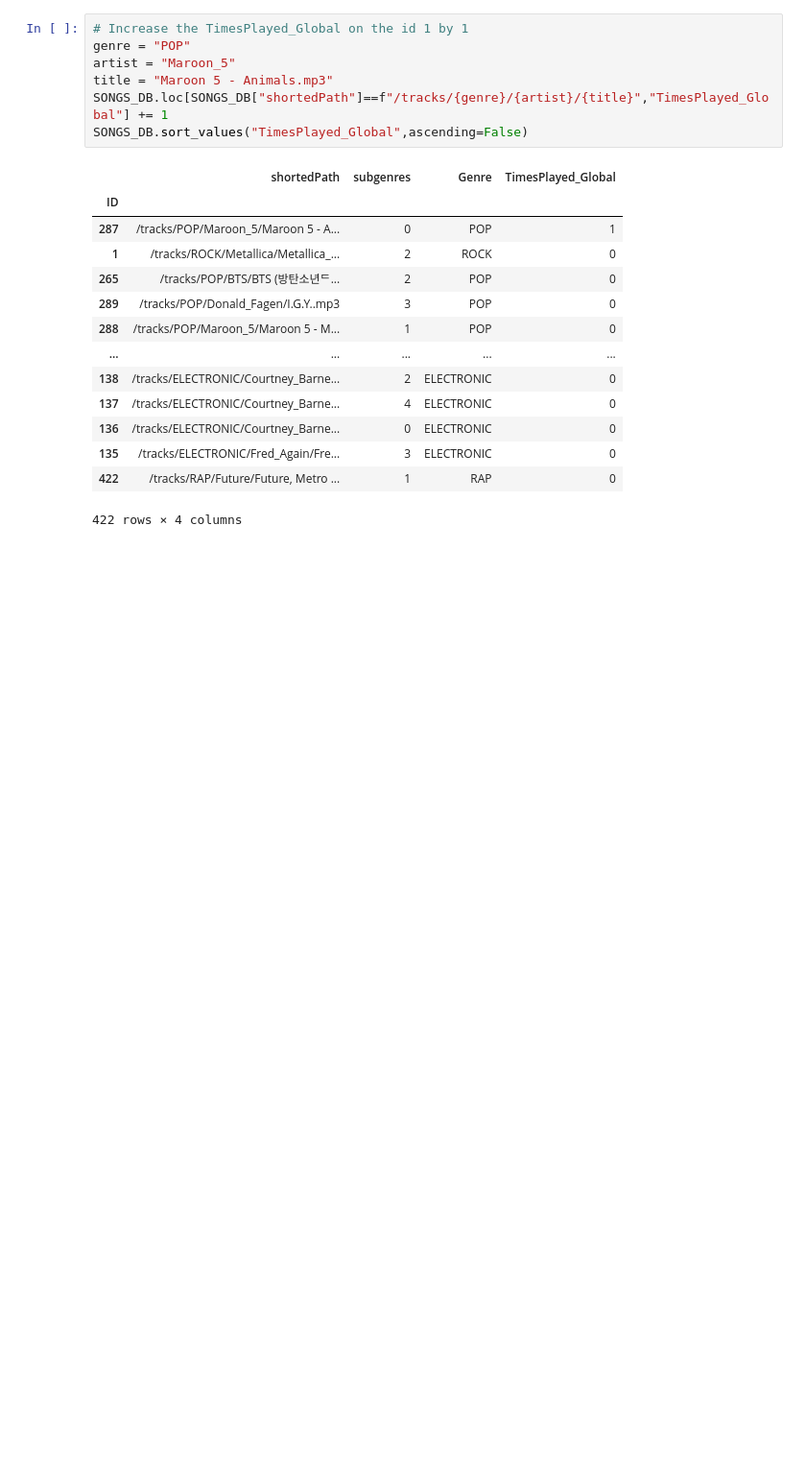
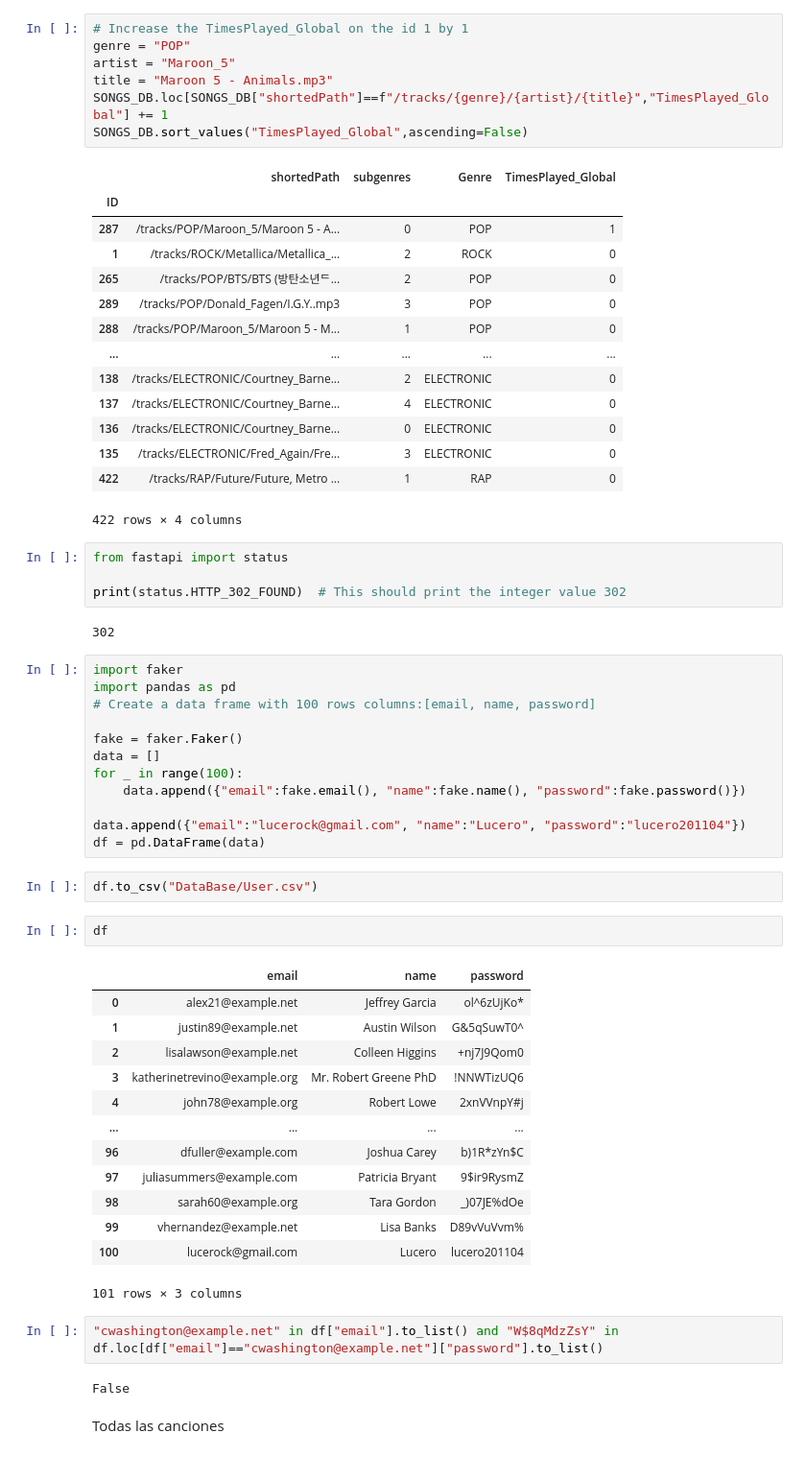
Before and after one commit to ioSoyPato/Duckify, a Jupyter notebook: idea.ipynb, the cells around one changed output. Shown at 96% size. Cells and saved outputs as stored; diff of their text form; blank space fills up the shorter version.

```diff
--- a/idea.ipynb
+++ b/idea.ipynb
@@ -264,3 +279,45 @@ SONGS_DB.sort_values("TimesPlayed_Global",ascending=False)
 | 135 | /tracks/ELECTRONIC/Fred_Again/Fre... | 3 | ELECTRONIC | 0 |
 | 422 | /tracks/RAP/Future/Future, Metro ... | 1 | RAP | 0 |
 422 rows × 4 columns
+# %%
+from fastapi import status
+
+print(status.HTTP_302_FOUND)  # This should print the integer value 302
+# %% [output]
+302
+# %%
+import faker
+import pandas as pd
+# Create a data frame with 100 rows columns:[email, name, password]
+
+fake = faker.Faker()
+data = []
+for _ in range(100):
+    data.append({"email":fake.email(), "name":fake.name(), "password":fake.password()})
+
+data.append({"email":"lucerock@gmail.com", "name":"Lucero", "password":"lucero201104"})
+df = pd.DataFrame(data)
+# %%
+df.to_csv("DataBase/User.csv")
+# %%
+df
+# %% [output]
+|  | email | name | password |
+| 0 | alex21@example.net | Jeffrey Garcia | ol^6zUjKo* |
+| 1 | justin89@example.net | Austin Wilson | G&5qSuwT0^ |
+| 2 | lisalawson@example.net | Colleen Higgins | +nj7J9Qom0 |
+| 3 | katherinetrevino@example.org | Mr. Robert Greene PhD | !NNWTizUQ6 |
+| 4 | john78@example.org | Robert Lowe | 2xnVVnpY#j |
+| ... | ... | ... | ... |
+| 96 | dfuller@example.com | Joshua Carey | b)1R*zYn$C |
+| 97 | juliasummers@example.com | Patricia Bryant | 9$ir9RysmZ |
+| 98 | sarah60@example.org | Tara Gordon | _)07JE%dOe |
+| 99 | vhernandez@example.net | Lisa Banks | D89vVuVvm% |
+| 100 | lucerock@gmail.com | Lucero | lucero201104 |
+101 rows × 3 columns
+# %%
+"cwashington@example.net" in df["email"].to_list() and "W$8qMdzZsY" in df.loc[df["email"]=="cwashington@example.net"]["password"].to_list()
+# %% [output]
+False
+# %% [markdown]
+Todas las canciones
```
Also changed, not shown: parts of 6 cells of this notebook, 1 other file.
